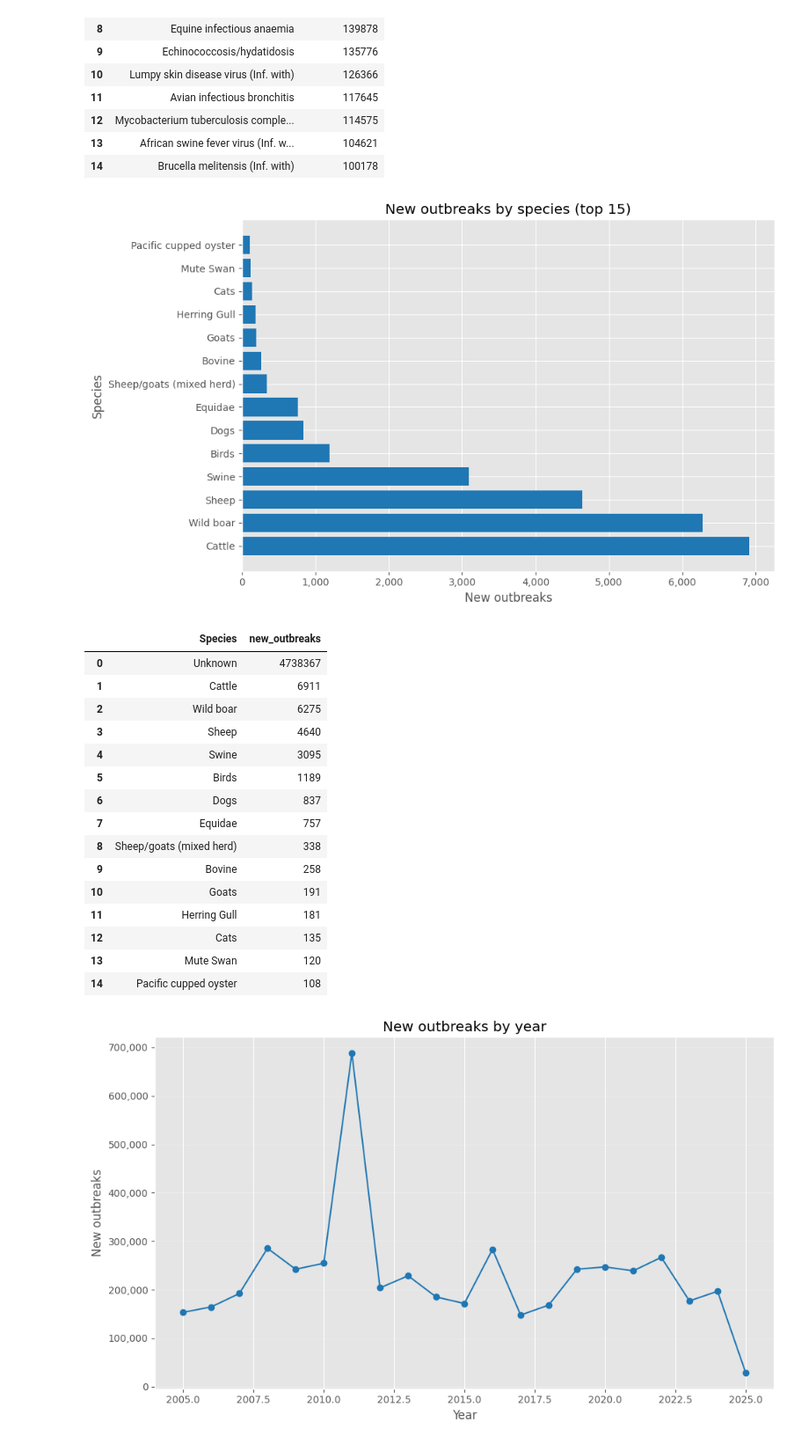
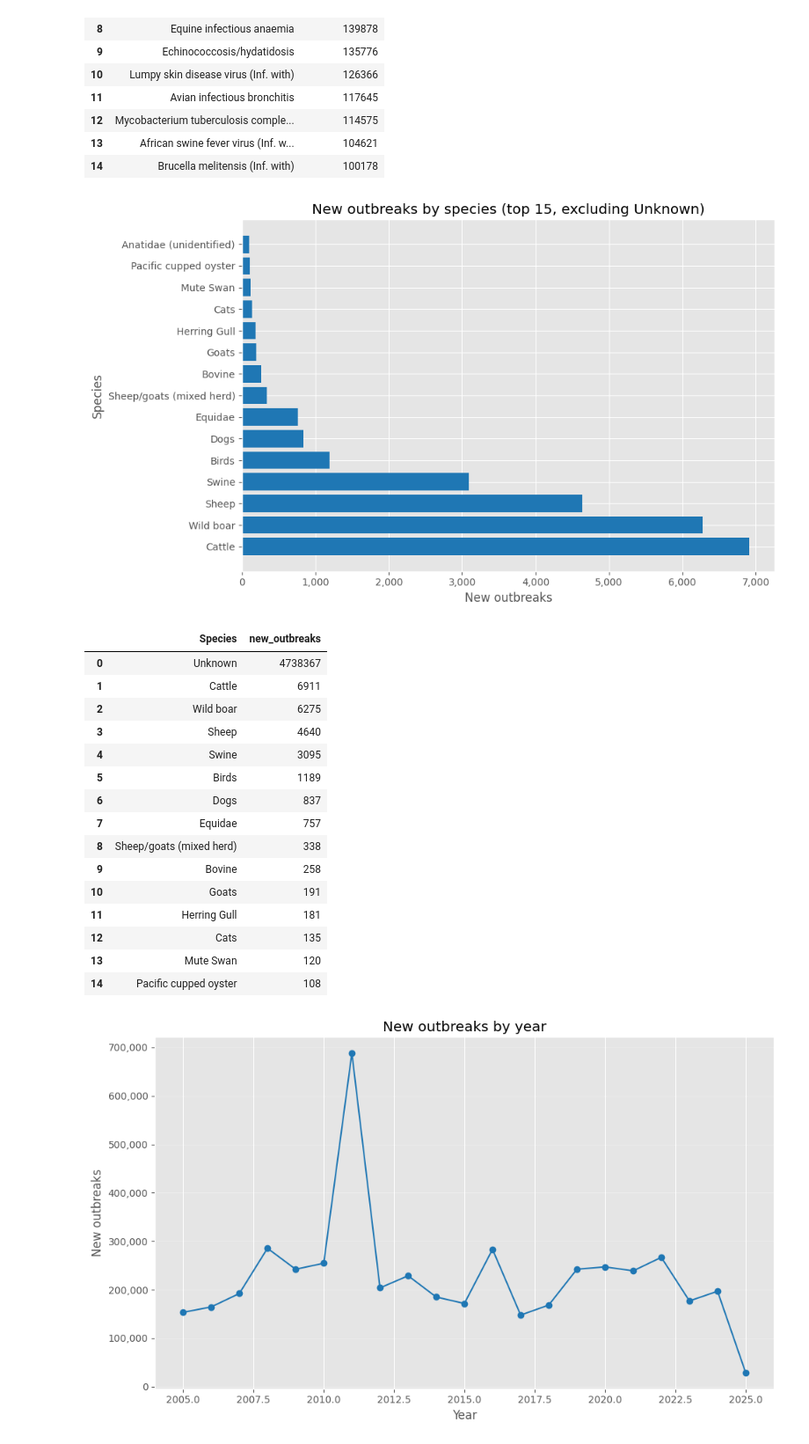
Before and after one commit to Amareteklay/addb, a Jupyter notebook: notebooks/wahis_data_exploration.ipynb, the cells around one changed output. Shown at 88% size. Saved outputs shown, nothing was run; the diff lists cells and outputs as text; code cells hidden in the pictures.

```diff
--- a/notebooks/wahis_data_exploration.ipynb
+++ b/notebooks/wahis_data_exploration.ipynb
@@ -177,22 +179,23 @@ disease_outbreaks.sort_values(ascending=False).reset_index(name="new_outbreaks")
 # %%
 species_outbreaks = (
     df_clean.groupby("Species")["new_outbreaks"]
     .sum()
     .sort_values(ascending=False)
-    .head(15)
 )
-species_plot = species_outbreaks[species_outbreaks.index != "Unknown"]
+
+species_plot = species_outbreaks.drop("Unknown", errors="ignore").head(15)
 
 species_fig = plot_and_save(
     species_plot,
-    "New outbreaks by species (top 15)",
+    "New outbreaks by species (top 15, excluding Unknown)",
     "New outbreaks",
     "Species",
     "outbreaks_by_species.png",
 )
-species_outbreaks.sort_values(ascending=False).reset_index(name="new_outbreaks")
+
+species_outbreaks.head(15).reset_index(name="new_outbreaks")
 # %% [output]
-[figure, old version]
+[figure, new version]
 |  | Species | new_outbreaks |
 | 0 | Unknown | 4738367 |
 | 1 | Cattle | 6911 |
```
Also changed, not shown: parts of 4 cells of this notebook, 3 other files.
